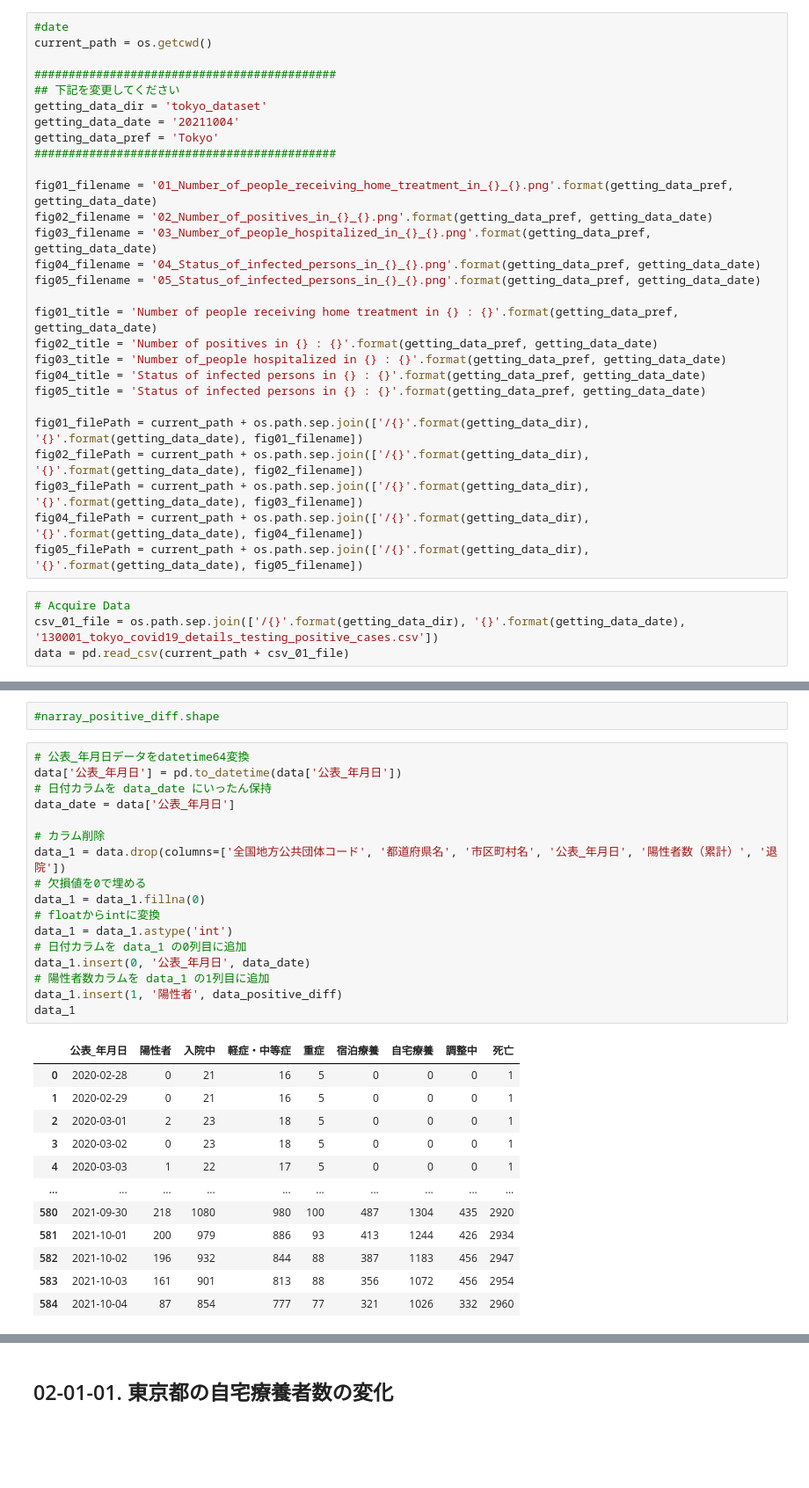
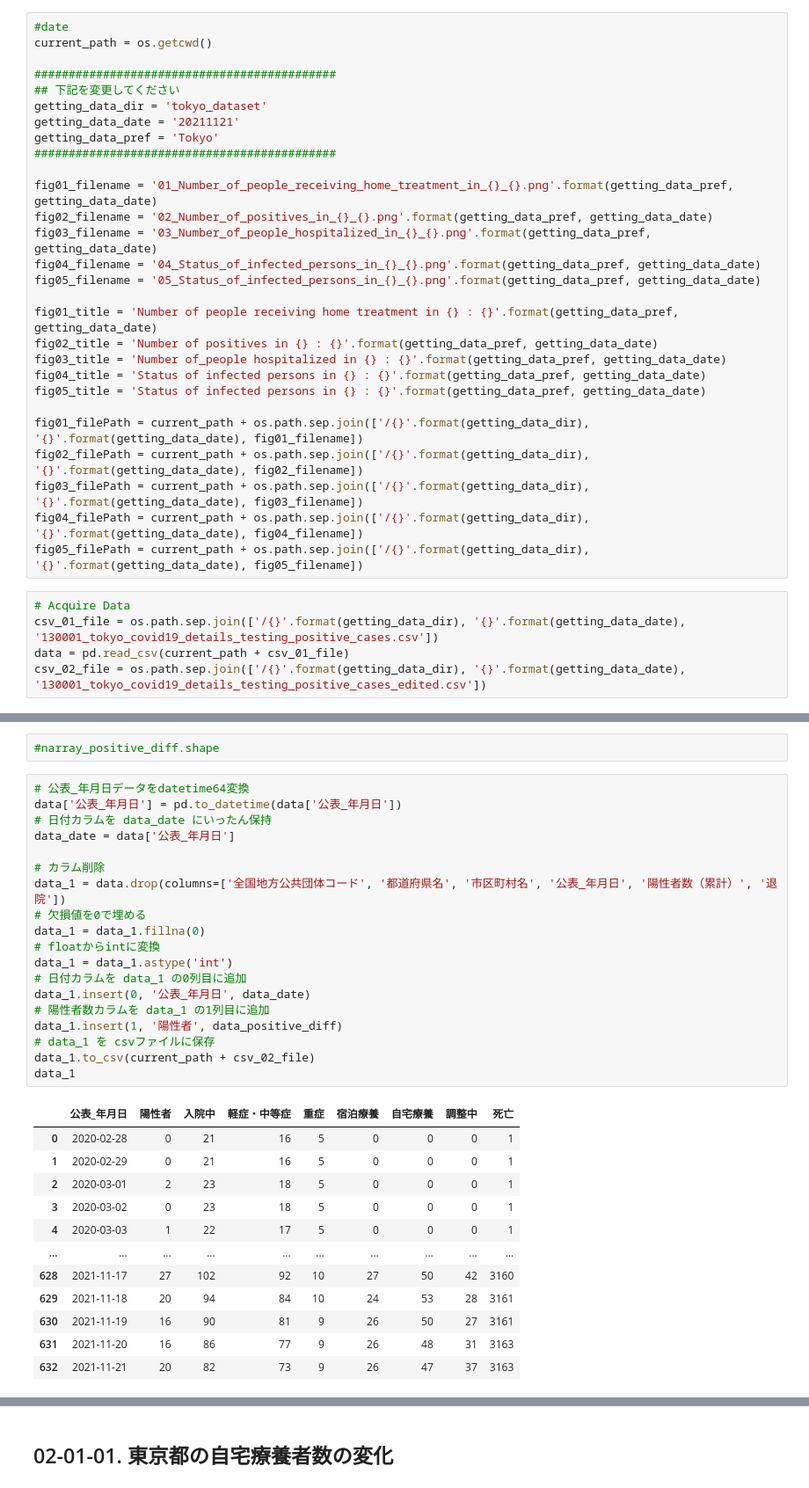
Before and after one commit to deepkick/Visualization-of-the-number-of-Covid19-infected-people-by-Python, a Jupyter notebook: 02_Tokyo_Number_of_People_Convalescing_Home.ipynb, the cells around one changed output, grey strips where cells are left out. Shown at 88% size. Cells and saved outputs as stored; diff of their text form; blank space fills up the shorter version.

```diff
--- a/02_Tokyo_Number_of_People_Convalescing_Home.ipynb
+++ b/02_Tokyo_Number_of_People_Convalescing_Home.ipynb
@@ -60,7 +60,7 @@ current_path = os.getcwd()
 ############################################
 ## 下記を変更してください
 getting_data_dir = 'tokyo_dataset'
-getting_data_date = '20211004'
+getting_data_date = '20211121'
 getting_data_pref = 'Tokyo'
 ############################################
 
@@ -85,6 +85,7 @@ fig05_filePath = current_path + os.path.sep.join(['/{}'.format(getting_data_dir)
 # Acquire Data
 csv_01_file = os.path.sep.join(['/{}'.format(getting_data_dir), '{}'.format(getting_data_date), '130001_tokyo_covid19_details_testing_positive_cases.csv'])
 data = pd.read_csv(current_path + csv_01_file)
+csv_02_file = os.path.sep.join(['/{}'.format(getting_data_dir), '{}'.format(getting_data_date), '130001_tokyo_covid19_details_testing_positive_cases_edited.csv'])
 # %%
 data
 # %% [output]
@@ -157,30 +158,32 @@ Length: 585, dtype: int64
 # %%
 # 公表_年月日データをdatetime64変換
 data['公表_年月日'] = pd.to_datetime(data['公表_年月日'])
 # 日付カラムを data_date にいったん保持
 data_date = data['公表_年月日']
 
 # カラム削除
 data_1 = data.drop(columns=['全国地方公共団体コード', '都道府県名', '市区町村名', '公表_年月日', '陽性者数（累計）', '退院'])
 # 欠損値を0で埋める
 data_1 = data_1.fillna(0)
 # floatからintに変換
 data_1 = data_1.astype('int')
 # 日付カラムを data_1 の0列目に追加
 data_1.insert(0, '公表_年月日', data_date)
 # 陽性者数カラムを data_1 の1列目に追加
 data_1.insert(1, '陽性者', data_positive_diff)
+# data_1 を csvファイルに保存
+data_1.to_csv(current_path + csv_02_file)
 data_1
 # %% [output]
 |  | 公表_年月日 | 陽性者 | 入院中 | 軽症・中等症 | 重症 | 宿泊療養 | 自宅療養 | 調整中 | 死亡 |
 | 0 | 2020-02-28 | 0 | 21 | 16 | 5 | 0 | 0 | 0 | 1 |
 | 1 | 2020-02-29 | 0 | 21 | 16 | 5 | 0 | 0 | 0 | 1 |
 | 2 | 2020-03-01 | 2 | 23 | 18 | 5 | 0 | 0 | 0 | 1 |
 | 3 | 2020-03-02 | 0 | 23 | 18 | 5 | 0 | 0 | 0 | 1 |
 | 4 | 2020-03-03 | 1 | 22 | 17 | 5 | 0 | 0 | 0 | 1 |
 | ... | ... | ... | ... | ... | ... | ... | ... | ... | ... |
-| 580 | 2021-09-30 | 218 | 1080 | 980 | 100 | 487 | 1304 | 435 | 2920 |
-| 581 | 2021-10-01 | 200 | 979 | 886 | 93 | 413 | 1244 | 426 | 2934 |
-| 582 | 2021-10-02 | 196 | 932 | 844 | 88 | 387 | 1183 | 456 | 2947 |
-| 583 | 2021-10-03 | 161 | 901 | 813 | 88 | 356 | 1072 | 456 | 2954 |
-| 584 | 2021-10-04 | 87 | 854 | 777 | 77 | 321 | 1026 | 332 | 2960 |
+| 628 | 2021-11-17 | 27 | 102 | 92 | 10 | 27 | 50 | 42 | 3160 |
+| 629 | 2021-11-18 | 20 | 94 | 84 | 10 | 24 | 53 | 28 | 3161 |
+| 630 | 2021-11-19 | 16 | 90 | 81 | 9 | 26 | 50 | 27 | 3161 |
+| 631 | 2021-11-20 | 16 | 86 | 77 | 9 | 26 | 48 | 31 | 3163 |
+| 632 | 2021-11-21 | 20 | 82 | 73 | 9 | 26 | 47 | 37 | 3163 |
```
Also changed, not shown: parts of 11 cells of this notebook, 15 other files.
